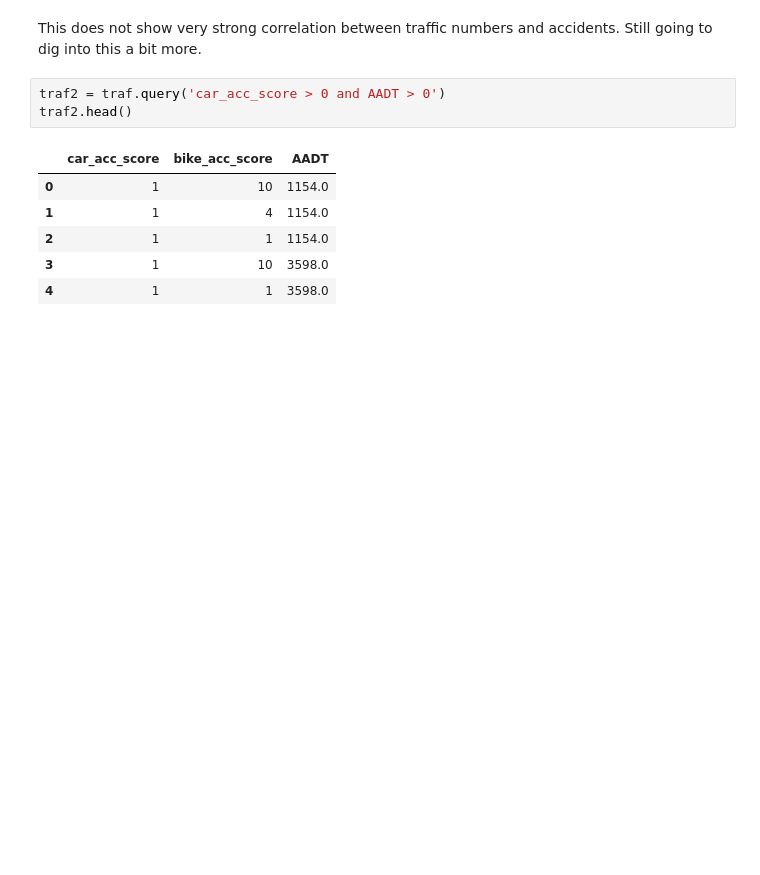
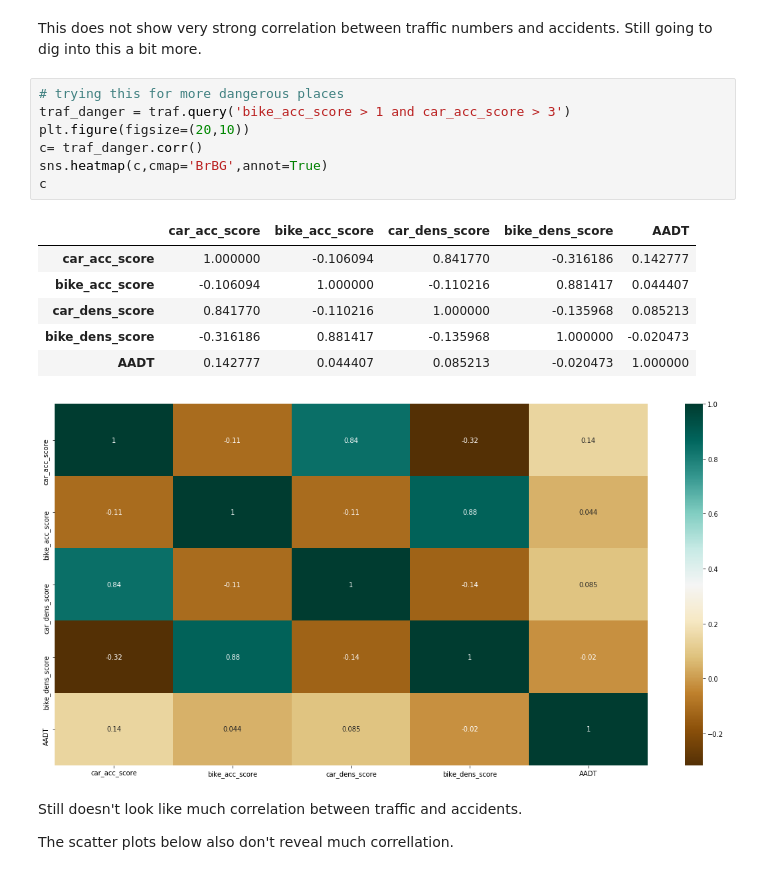
Before and after one commit to LinneaHarts/SpringBoard, a Jupyter notebook: capstone1/Exploratory Data Analysis.ipynb, the cells around one changed output. Saved outputs shown, nothing was run; the diff lists cells and outputs as text; blank space fills up the shorter version.

```diff
--- a/capstone1/Exploratory Data Analysis.ipynb
+++ b/capstone1/Exploratory Data Analysis.ipynb
@@ -67,15 +86,24 @@ c
 # %% [markdown]
 This does not show very strong correlation between traffic numbers and accidents. Still going to dig into this a bit more.
-# %%
-traf2 = traf.query('car_acc_score > 0 and AADT > 0')
-traf2.head()
-# %% [output]
-|  | car_acc_score | bike_acc_score | AADT |
-| 0 | 1 | 10 | 1154.0 |
-| 1 | 1 | 4 | 1154.0 |
-| 2 | 1 | 1 | 1154.0 |
-| 3 | 1 | 10 | 3598.0 |
-| 4 | 1 | 1 | 3598.0 |
+# %%
+# trying this for more dangerous places
+traf_danger = traf.query('bike_acc_score > 1 and car_acc_score > 3')
+plt.figure(figsize=(20,10))
+c= traf_danger.corr()
+sns.heatmap(c,cmap='BrBG',annot=True)
+c
+# %% [output]
+|  | car_acc_score | bike_acc_score | car_dens_score | bike_dens_score | AADT |
+| car_acc_score | 1.000000 | -0.106094 | 0.841770 | -0.316186 | 0.142777 |
+| bike_acc_score | -0.106094 | 1.000000 | -0.110216 | 0.881417 | 0.044407 |
+| car_dens_score | 0.841770 | -0.110216 | 1.000000 | -0.135968 | 0.085213 |
+| bike_dens_score | -0.316186 | 0.881417 | -0.135968 | 1.000000 | -0.020473 |
+| AADT | 0.142777 | 0.044407 | 0.085213 | -0.020473 | 1.000000 |
+[figure, added]
+# %% [markdown]
+Still doesn't look like much correlation between traffic and accidents.
+
+The scatter plots below also don't reveal much correllation.
 # %%
 plt.scatter(x=traf['AADT'], y=traf['car_acc_score'])
 # %% [output]
```
Also changed, not shown: parts of 44 cells of this notebook, 1 other file.
